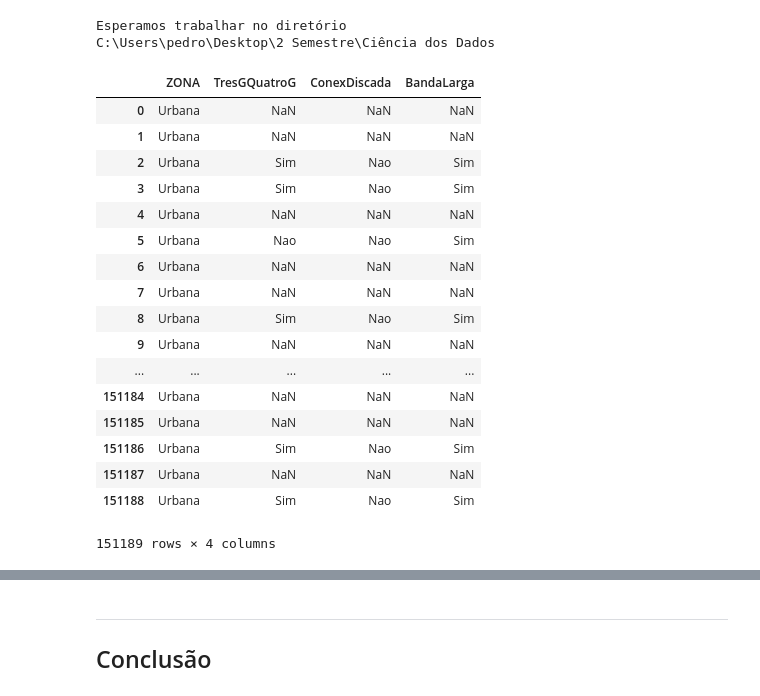
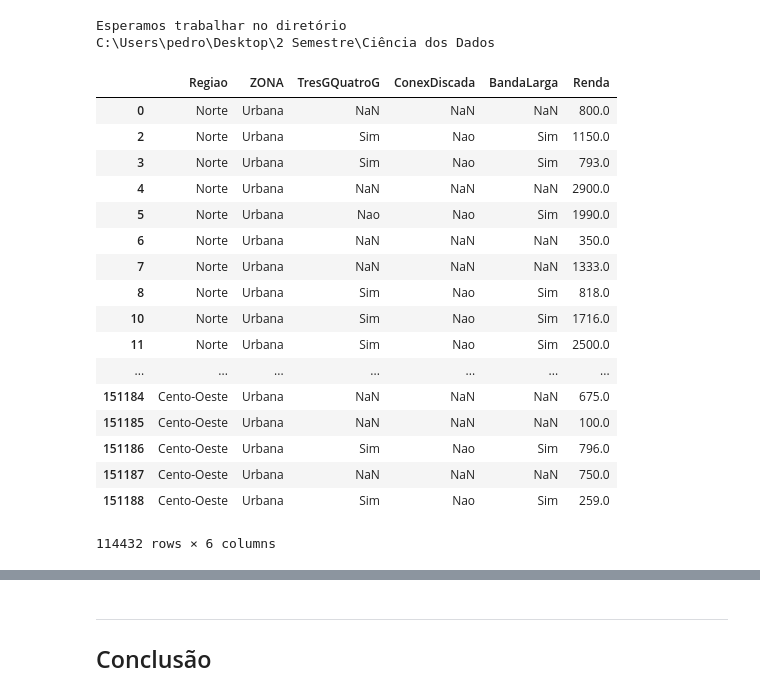
Before and after one commit to PedroG-Lopes/Cienc.Dados, a Jupyter notebook: Projeto1 - PedroLopes.ipynb, the cells around one changed output, grey strips where cells are left out. Drawn from its saved outputs; the diff is of its cells as text; code cells hidden in the pictures.

```diff
--- a/Projeto1 - PedroLopes.ipynb
+++ b/Projeto1 - PedroLopes.ipynb
@@ -31,43 +33,55 @@ dados = pd.read_csv('DOM2015.csv',sep=',')
 # %%
 #3g ou 4g
 dados.V02424 = dados.V02424.astype('category')
 dados.V02424.cat.categories = ('Sim','Nao')
 
 #Conex. Discada
 dados.V02425 = dados.V02425.astype('category')
 dados.V02425.cat.categories = ('Sim','Nao')
 
 #Banda Larga
 dados.V02426 = dados.V02426.astype('category')
 dados.V02426.cat.categories = ('Sim','Nao')
 
 #Regiao
 dados.loc[(dados.V4105<4),'ZONA'] = 'Urbana'
 dados.loc[(dados.V4105>3),'ZONA'] = 'Rural'
 dados.ZONA = dados.ZONA.astype('category')
 
+#Renda
+
+#Regiao2
+dados.loc[(dados.UF==35) | (dados.UF==31) | (dados.UF==32) | (dados.UF==33),'Regiao'] = 'Sudeste'
+dados.loc[(dados.UF==42) | (dados.UF==41) | (dados.UF==43),'Regiao'] = 'Sul'
+dados.loc[(dados.UF==50) | (dados.UF==51) | (dados.UF==52) | (dados.UF==53),'Regiao'] = 'Cento-Oeste'
+dados.loc[(dados.UF==11) | (dados.UF==12) | (dados.UF==13) | (dados.UF==14) | (dados.UF==15) | (dados.UF==16) | (dados.UF==17),'Regiao'] = 'Norte'
+dados.loc[(dados.UF==29) | (dados.UF==28) | (dados.UF==27) | (dados.UF==26) | (dados.UF==25) | (dados.UF==24) | (dados.UF==21) | (dados.UF==22) | (dados.UF==23),'Regiao'] = 'Nordeste'
+dados.Regiao = dados.Regiao.astype('category')
+
 dados=dados.rename(columns={'V02424':'TresGQuatroG'})
 dados=dados.rename(columns={'V02425':'ConexDiscada'})
 dados=dados.rename(columns={'V02426':'BandaLarga'})
+dados=dados.rename(columns={'V4621':'Renda'})
+dados = dados[(dados.Renda!=999999999999)&(dados.Renda<=9000)]
 
-dados=dados.loc[:,['ZONA','TresGQuatroG','ConexDiscada','BandaLarga']]
+dados=dados.loc[:,['Regiao','ZONA','TresGQuatroG','ConexDiscada','BandaLarga','Renda']]
 dados
 # %% [output]
-|  | ZONA | TresGQuatroG | ConexDiscada | BandaLarga |
-| 0 | Urbana | NaN | NaN | NaN |
-| 1 | Urbana | NaN | NaN | NaN |
-| 2 | Urbana | Sim | Nao | Sim |
-| 3 | Urbana | Sim | Nao | Sim |
-| 4 | Urbana | NaN | NaN | NaN |
-| 5 | Urbana | Nao | Nao | Sim |
-| 6 | Urbana | NaN | NaN | NaN |
-| 7 | Urbana | NaN | NaN | NaN |
-| 8 | Urbana | Sim | Nao | Sim |
-| 9 | Urbana | NaN | NaN | NaN |
-| ... | ... | ... | ... | ... |
-| 151184 | Urbana | NaN | NaN | NaN |
-| 151185 | Urbana | NaN | NaN | NaN |
-| 151186 | Urbana | Sim | Nao | Sim |
-| 151187 | Urbana | NaN | NaN | NaN |
-| 151188 | Urbana | Sim | Nao | Sim |
+|  | Regiao | ZONA | TresGQuatroG | ConexDiscada | BandaLarga | Renda |
+| 0 | Norte | Urbana | NaN | NaN | NaN | 800.0 |
+| 2 | Norte | Urbana | Sim | Nao | Sim | 1150.0 |
+| 3 | Norte | Urbana | Sim | Nao | Sim | 793.0 |
+| 4 | Norte | Urbana | NaN | NaN | NaN | 2900.0 |
+| 5 | Norte | Urbana | Nao | Nao | Sim | 1990.0 |
+| 6 | Norte | Urbana | NaN | NaN | NaN | 350.0 |
+| 7 | Norte | Urbana | NaN | NaN | NaN | 1333.0 |
+| 8 | Norte | Urbana | Sim | Nao | Sim | 818.0 |
+| 10 | Norte | Urbana | Sim | Nao | Sim | 1716.0 |
+| 11 | Norte | Urbana | Sim | Nao | Sim | 2500.0 |
+| ... | ... | ... | ... | ... | ... | ... |
+| 151184 | Cento-Oeste | Urbana | NaN | NaN | NaN | 675.0 |
+| 151185 | Cento-Oeste | Urbana | NaN | NaN | NaN | 100.0 |
+| 151186 | Cento-Oeste | Urbana | Sim | Nao | Sim | 796.0 |
+| 151187 | Cento-Oeste | Urbana | NaN | NaN | NaN | 750.0 |
+| 151188 | Cento-Oeste | Urbana | Sim | Nao | Sim | 259.0 |
-151189 rows × 4 columns
+114432 rows × 6 columns
```
Also changed, not shown: parts of 20 cells of this notebook.
